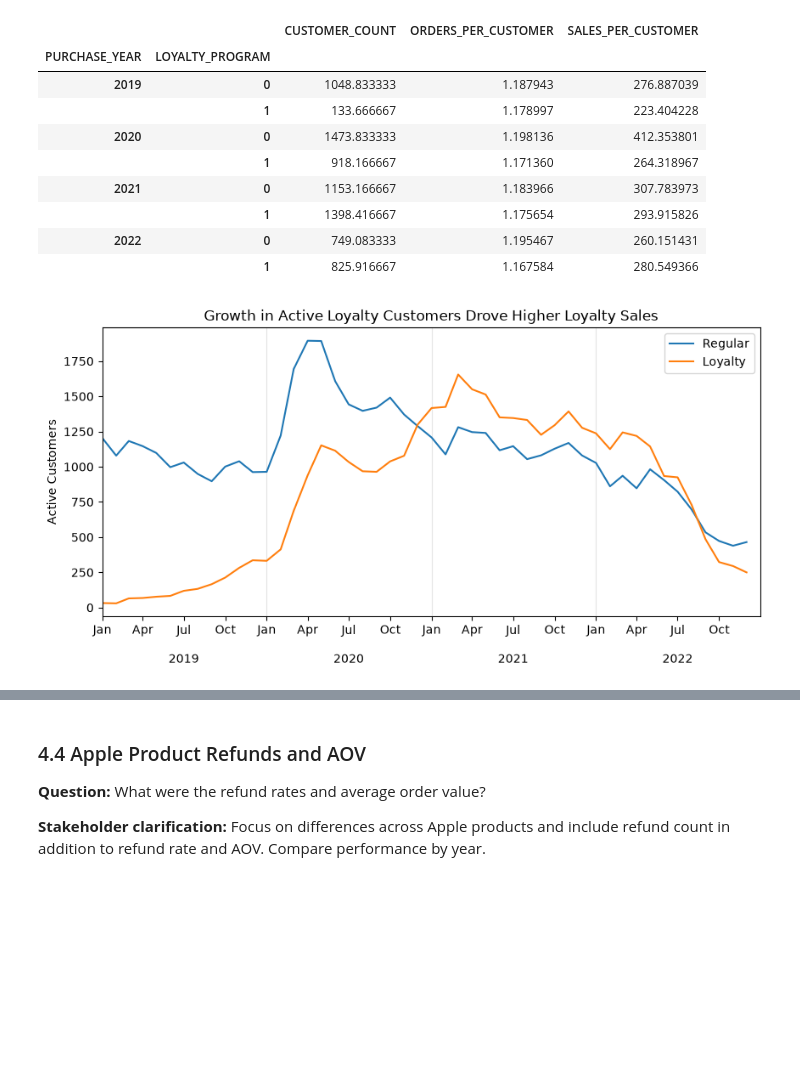
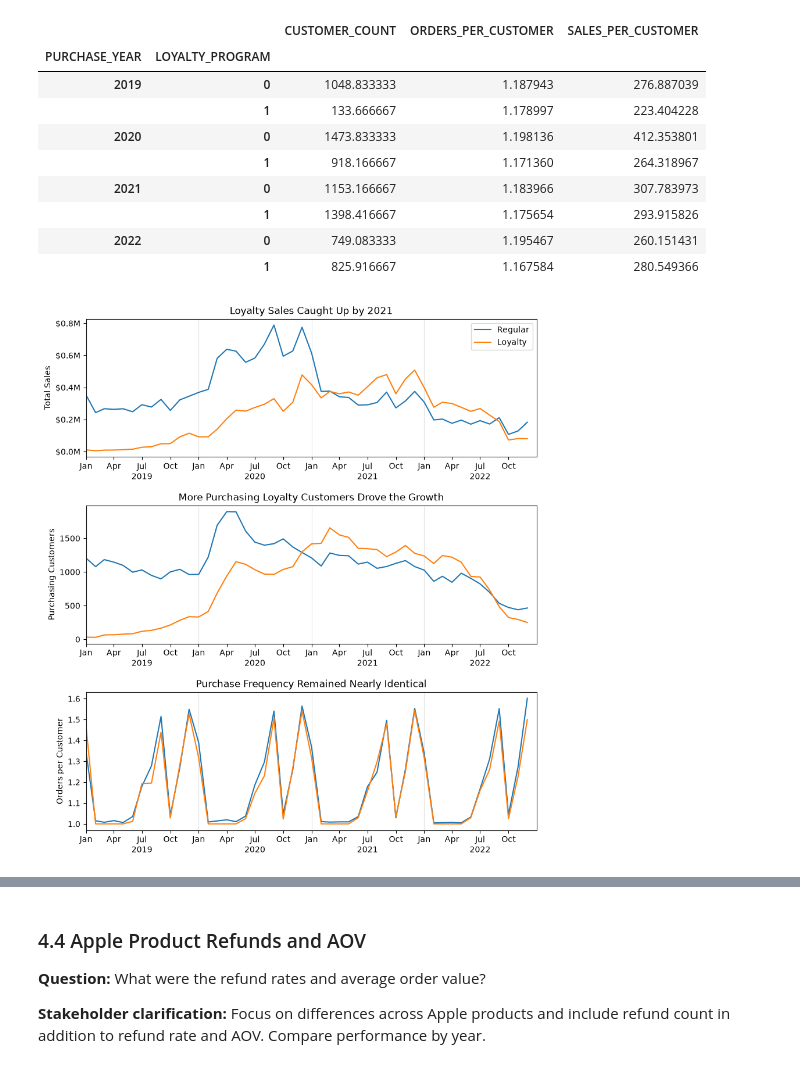
Before and after one commit to matthitch/elist_analysis, a Jupyter notebook: elist_analysis.ipynb, the cells around one changed output, grey strips where cells are left out. Cells and saved outputs as stored; diff of their text form; code cells hidden in the pictures; blank space fills up the shorter version.

```diff
--- a/elist_analysis.ipynb
+++ b/elist_analysis.ipynb
@@ -1533,29 +1642,53 @@ regular_customers = loyalty_customer_metrics[
 loyalty_customers = loyalty_customer_metrics[
     loyalty_customer_metrics["CUSTOMER_TYPE"] == "Loyalty"
 ]
-
-plt.figure(figsize=(10, 5))
-
-ax = plt.gca()
-format_monthly_axis(ax)
-
-plt.plot(
-    regular_customers["PURCHASE_DATE"],
-    regular_customers["CUSTOMER_COUNT"],
-    label="Regular"
-)
-
-plt.plot(
-    loyalty_customers["PURCHASE_DATE"],
-    loyalty_customers["CUSTOMER_COUNT"],
-    label="Loyalty"
-)
-
-plt.ylabel("Active Customers")
-plt.title("Growth in Active Loyalty Customers Drove Higher Loyalty Sales")
-plt.legend()
-
-plt.show()
-# %% [output]
-[figure, removed]
+# %%
+# Loyalty program story
+fig, axes = plt.subplots(3, 1, figsize=(10, 11))
+
+# Total sales
+axes[0].plot(regular["PURCHASE_DATE"], regular["TOTAL_SALES"], label="Regular")
+axes[0].plot(loyalty["PURCHASE_DATE"], loyalty["TOTAL_SALES"], label="Loyalty")
+axes[0].set_ylabel("Total Sales")
+axes[0].set_title("Loyalty Sales Caught Up by 2021")
+axes[0].legend()
+
+axes[0].yaxis.set_major_formatter(
+    FuncFormatter(lambda x, pos: f"${x / 1_000_000:.1f}M")
+)
+
+# Purchasing customers
+axes[1].plot(
+    regular_customers["PURCHASE_DATE"],
+    regular_customers["CUSTOMER_COUNT"]
+)
+axes[1].plot(
+    loyalty_customers["PURCHASE_DATE"],
+    loyalty_customers["CUSTOMER_COUNT"]
+)
+axes[1].set_ylabel("Purchasing Customers")
+axes[1].set_title("More Purchasing Loyalty Customers Drove the Growth")
+
+# Orders per purchasing customer
+axes[2].plot(
+    regular_customers["PURCHASE_DATE"],
+    regular_customers["ORDERS_PER_CUSTOMER"]
+)
+axes[2].plot(
+    loyalty_customers["PURCHASE_DATE"],
+    loyalty_customers["ORDERS_PER_CUSTOMER"]
+)
+axes[2].set_ylabel("Orders per Customer")
+axes[2].set_title("Purchase Frequency Remained Nearly Identical")
+
+# Date formatting for each chart
+for ax in axes:
+    format_monthly_axis(ax)
+
+plt.subplots_adjust(hspace=0.35, bottom=0.08)
+
+plt.savefig("images/loyalty_story.png", dpi=150, bbox_inches="tight")
+plt.show()
+# %% [output]
+[figure, added]
 # %% [markdown]
```
Also changed, not shown: parts of 17 cells of this notebook, 1 other file.
